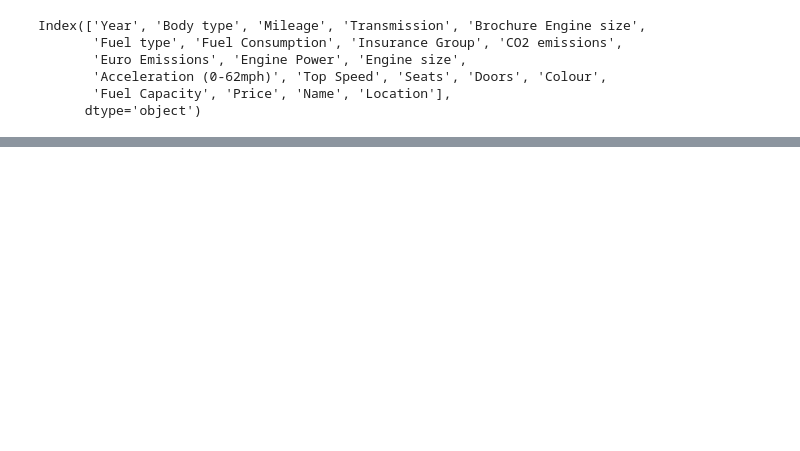
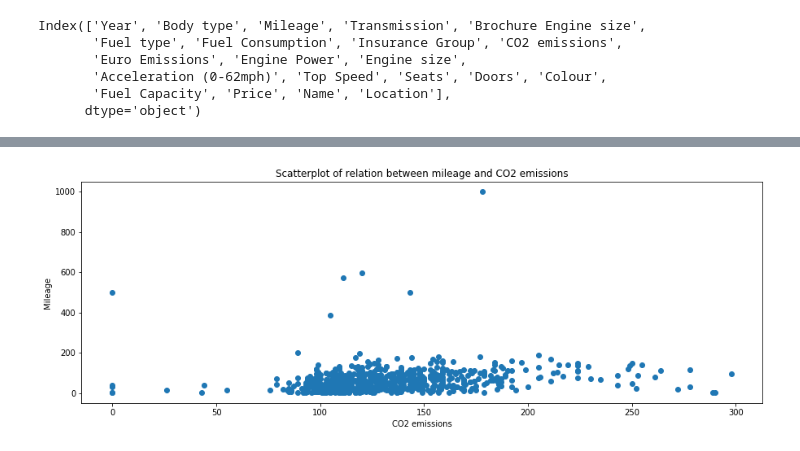
Before and after one commit to ShikharGhimire/ScrapeTheGum, a Jupyter notebook: fiveseatercars.ipynb, the cells around one changed output, grey strips where cells are left out. Drawn from its saved outputs; the diff is of its cells as text; code cells hidden in the pictures; blank space fills up the shorter version.

Commit message:
Working on scatterplots

```diff
--- a/fiveseatercars.ipynb
+++ b/fiveseatercars.ipynb
@@ -223,6 +285,6 @@ geolocator = Nominatim(timeout = 10,user_agent = 'myGeoLocator') #Check out nomi
 # %%
-final_dataset['geocode'] = final_dataset.Location.apply(geolocator.geocode) #Converts data into location
+# final_dataset['geocode'] = final_dataset.Location.apply(geolocator.geocode) #Converts data into location
 # %%
-final_dataset['latitude'] = [0 if x is None else x.latitude for x in final_dataset.geocode] #If it can't find the latitude, leave it empty
-final_dataset['longitude'] = [0 if x is None else x.longitude for x in final_dataset.geocode]#If it can't find the longitude, leave it empty
+# final_dataset['latitude'] = [0 if x is None else x.latitude for x in final_dataset.geocode] #If it can't find the latitude, leave it empty
+# final_dataset['longitude'] = [0 if x is None else x.longitude for x in final_dataset.geocode]#If it can't find the longitude, leave it empty
 # %%
@@ -258,0 +309,15 @@ pyplot.scatter(final_dataset['Engine Power'],final_dataset['CO2 emissions'])
+# %%
+#Let's rechange the coloumn name and remove any strings from numerical value
+final_dataset.rename(columns = {'Mileage':'Mileage(miles)','Brochure Engine size':'Brochure Engine size(litre)','Fuel Consumption':'Fuel Consumption(mpg)',
+                               'CO2 emissions':'CO2 emissions(g/km)','Engine Power':'Engine Power(bhp)',
+                               'Engine size':'Engine size(cc)','Acceleration (0-62mph)':'Acceleration(0-62mph in seconds)',
+                                'Top Speed':'Top Speed(mph)','Fuel Capacity':'Fuel Capacity(litres)','Price':'Price £'},inplace=True)
+# %%
+#Let's now remove any unwanted strings from our coloumns
+col_remove_string = ['Mileage(miles)','Brochure Engine size(litre)','Fuel Consumption(mpg)','CO2 emissions(g/km)','Engine Power(bhp)','Engine size(cc)',
+               'Acceleration(0-62mph in seconds)','Top Speed(mph)','Fuel Capacity(litres)','Price £']
+for i in col_remove_string:
+    final_dataset['{}'.format(i)] = final_dataset['{}'.format(i)].str.extract('(\d+)', expand=False)
+
+for i in col_remove_string:
+    final_dataset['{}'.format(i)] = final_dataset['{}'.format(i)].astype(str).astype(int) #Converting string dtypes into int
@@ -259,3 +373,15 @@ pyplot.scatter(final_dataset['Engine Power'],final_dataset['CO2 emissions'])
+# %%
+#Let's scatterplot the mileage and CO2 emissions
+plt.figure(figsize=(15, 5))
+plt.scatter(x=final_dataset['CO2 emissions(g/km)'], y=final_dataset['Mileage(miles)'])
+plt.title('Scatterplot of relation between mileage and CO2 emissions')
+plt.xlabel('CO2 emissions')
+plt.ylabel('Mileage')
+plt.show()
+
+#Check how we can clear up the below clustered data
+# %% [output]
+[figure, added]
 # %%
 #Brochure engine size
 #Before googling the data, we need to check which rows of brochure engine size datas are missing from and which car it belongs to
```
Also changed, not shown: parts of 21 cells of this notebook.
